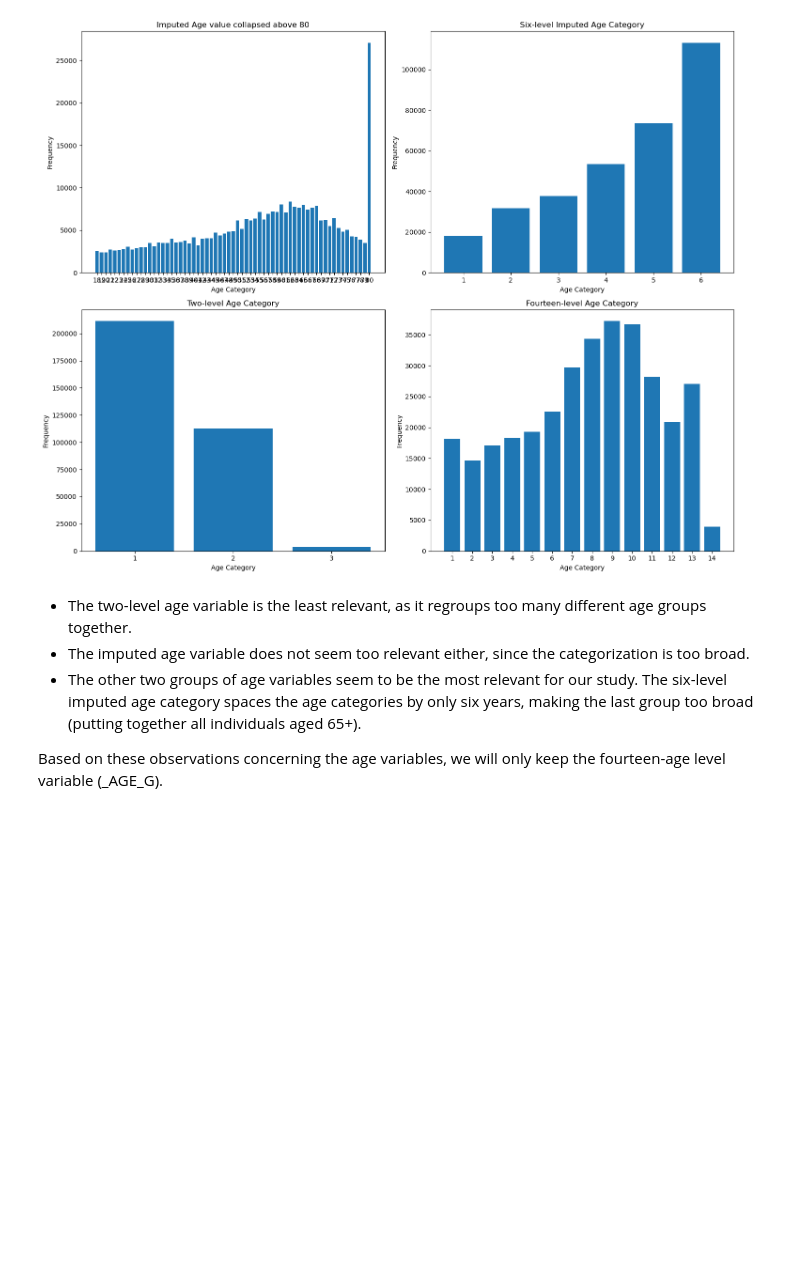
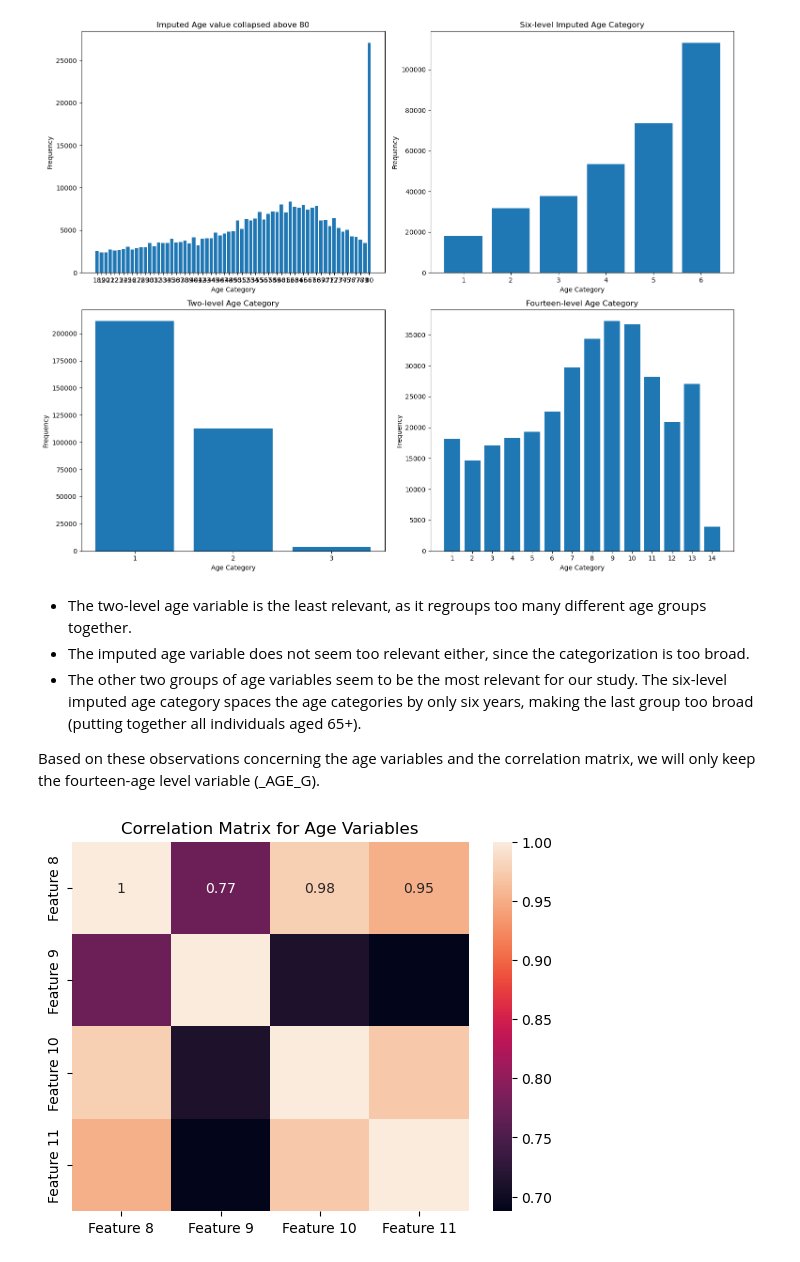
Before and after one commit to alibench/ml-project-1-mmlt, a Jupyter notebook: project1/Step3.ipynb, the cells around one changed output. Saved outputs shown, nothing was run; the diff lists cells and outputs as text; code cells hidden in the pictures; blank space fills up the shorter version.

```diff
--- a/project1/Step3.ipynb
+++ b/project1/Step3.ipynb
@@ -331,7 +346,19 @@ plt.show()
 - The imputed age variable does not seem too relevant either, since the categorization is too broad.
 - The other two groups of age variables seem to be the most relevant for our study. The six-level imputed age category spaces the age categories by only six years, making the last group too broad (putting together all individuals aged 65+).
 
-Based on these observations concerning the age variables, we will only keep the fourteen-age level variable (_AGE_G).
+Based on these observations concerning the age variables and the correlation matrix, we will only keep the fourteen-age level variable (_AGE_G).
+# %%
+# correlation matrix for age variables
+age_variables = [fourteen_level_age_col, two_level_age_col, imputed_age_col, six_level_age_col]
+age_data = x_train_final[:, age_variables]
+
+age_correlation = np.corrcoef(age_data.T)
+sns.heatmap(age_correlation, annot=True, xticklabels=[feature_names.get(i, f"Feature {i}") for i in age_variables],
+            yticklabels=[feature_names.get(i, f"Feature {i}") for i in age_variables])
+plt.title("Correlation Matrix for Age Variables")
+plt.show()
+# %% [output]
+[figure, added]
 # %%
 columns_to_remove = [9, 10, 11]  # Indices of columns to remove
 x_train_new = np.delete(x_train_new, columns_to_remove, axis=1)
```
Also changed, not shown: parts of 5 cells of this notebook.
